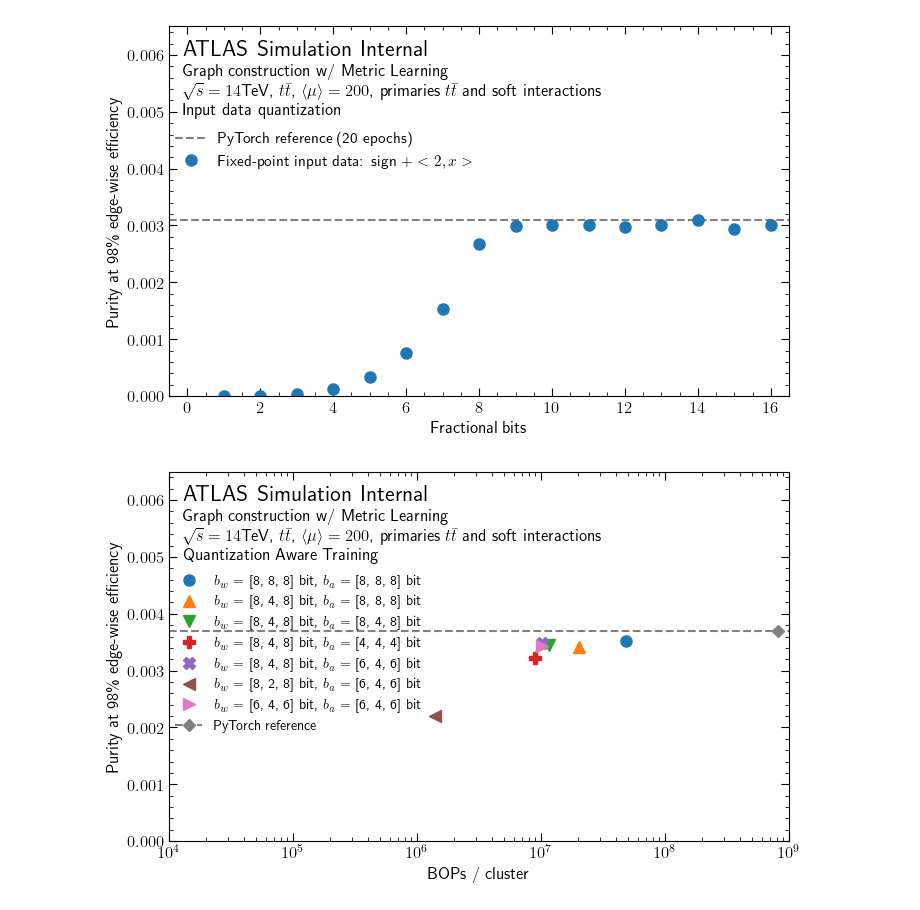
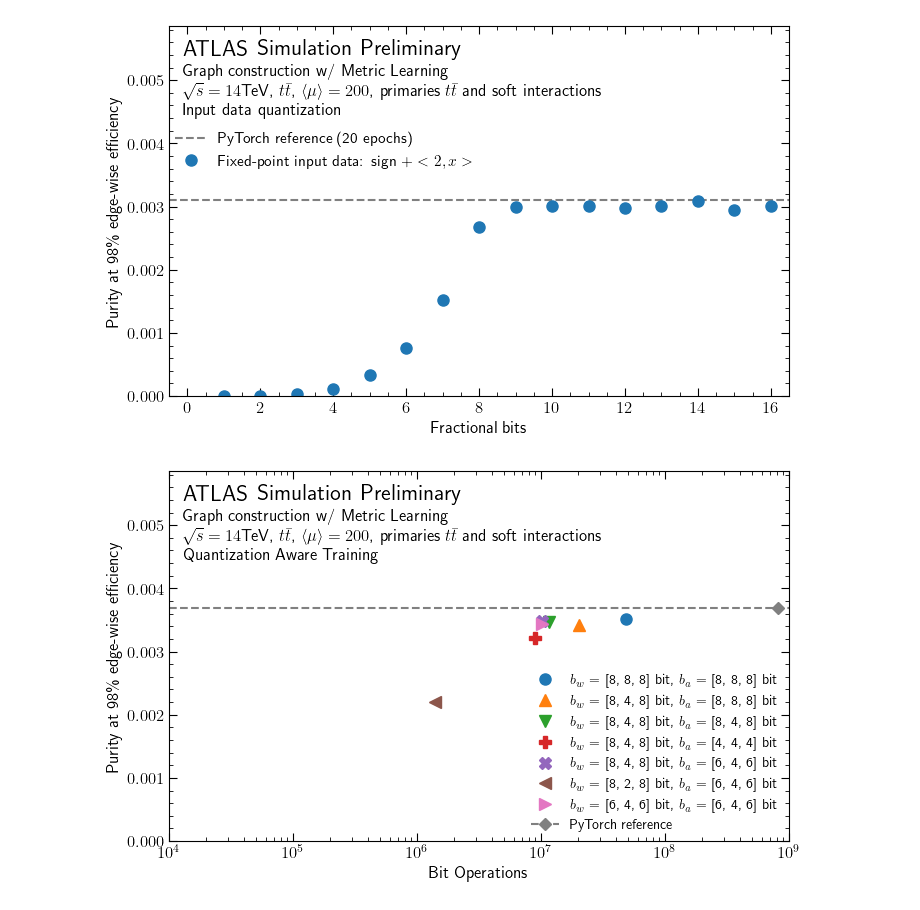
Before and after one commit to GNN4ITkTeam/CommonFramework, a Jupyter notebook: examples/Example_2/scripts/plotter.ipynb, the cells around one changed output. Cells and saved outputs as stored; diff of their text form; code cells hidden in the pictures.

```diff
--- a/examples/Example_2/scripts/plotter.ipynb
+++ b/examples/Example_2/scripts/plotter.ipynb
@@ -153,7 +153,7 @@ reference_label = "PyTorch reference"
 reference_20_label = "PyTorch reference (20 epochs)"
 # %%
 def run_atlas(more_subtext=""):
-      atlas.atlasify("Simulation Internal",
+      atlas.atlasify("Simulation Preliminary",
                      subtext="Graph construction w/ Metric Learning" + "\n" +
                      r"$\sqrt{s}=14$TeV, $t \bar{t}$, $\langle \mu \rangle = 200$, primaries $t \bar{t}$ and soft interactions"+ "\n" +
                      more_subtext)
@@ -421,7 +421,7 @@ plt.rcParams['text.usetex'] = True
 x_min = 1e4
 x_max = 1e9
 y_min = 0
-y_max = 0.005
+y_max = 0.0045
 # %%
 png_index = 98
 # references only
@@ -432,7 +432,7 @@ ax.set_ylabel(purity_labels[0])
 ax.set_xscale('log')
 ax.set_ylim(y_min,y_max)
 ax.set_xlim(x_min,x_max)
-ax.set_xlabel("BOPs / cluster")
+ax.set_xlabel("Bit Operations")
 
 index = 0
 for pur_file, graph_label in zip(ref_vs_bops, label_files_mlp):
@@ -475,30 +475,30 @@ for lab, pur, ref in zip (purity_labels, pur_vs_fra, reference_20):
     run_atlas("Input data quantization")
     plt.savefig(f"{artifacts_path}plots/fractional_{png_index}.png")
 # %% [output]
-[figure, old version]
+[figure, new version]
 # %%
 png_index = 98
 # references only
 fig = plt.figure(figsize=(8,4.8))
 ax = plt.subplot()
 ax.axline((1e8,reference[0][0]),(1e9,reference[0][0]),linestyle = 'dashed', color = "gray")
 ax.set_ylabel(purity_labels[0])
 ax.set_xscale('log')
 ax.set_ylim(y_min,y_max)
 ax.set_xlim(x_min,x_max)
-ax.set_xlabel("BOPs / cluster")
+ax.set_xlabel("Bit Operations")
 index = 0
 for pur_file, graph_label in zip(qat_purities_vs_bops, label_files_qat_sweep):
     for lab, pur in zip (purity_labels, pur_file):
         ax.plot(pur_file[1],pur, label = graph_label, alpha=1, marker=markerstyles[index], markersize = markersize, linestyle="none") #, linestyle=linestyles[idfile%3], marker = markerstyles[idfile%3]) ##plotting )
         ax.legend(loc=4, fontsize=8)
         index = index + 1
 ax.plot(reference[1][0], reference[0][0], label = reference_label, alpha=1, marker = "D", linestyle="dashed", color = "gray")
-ax.legend(loc=(0,0.28), fontsize=10)
+ax.legend(loc=(0.575,0.01), fontsize=10)
 run_atlas("Quantization Aware Training")
 plt.savefig(f"{artifacts_path}plots/qat_{png_index}.png")
 # %% [output]
-[figure, old version]
+[figure, new version]
 # %%
 png_index = 98
 # references only
```
Also changed, not shown: parts of 7 cells of this notebook, 4 other files.
